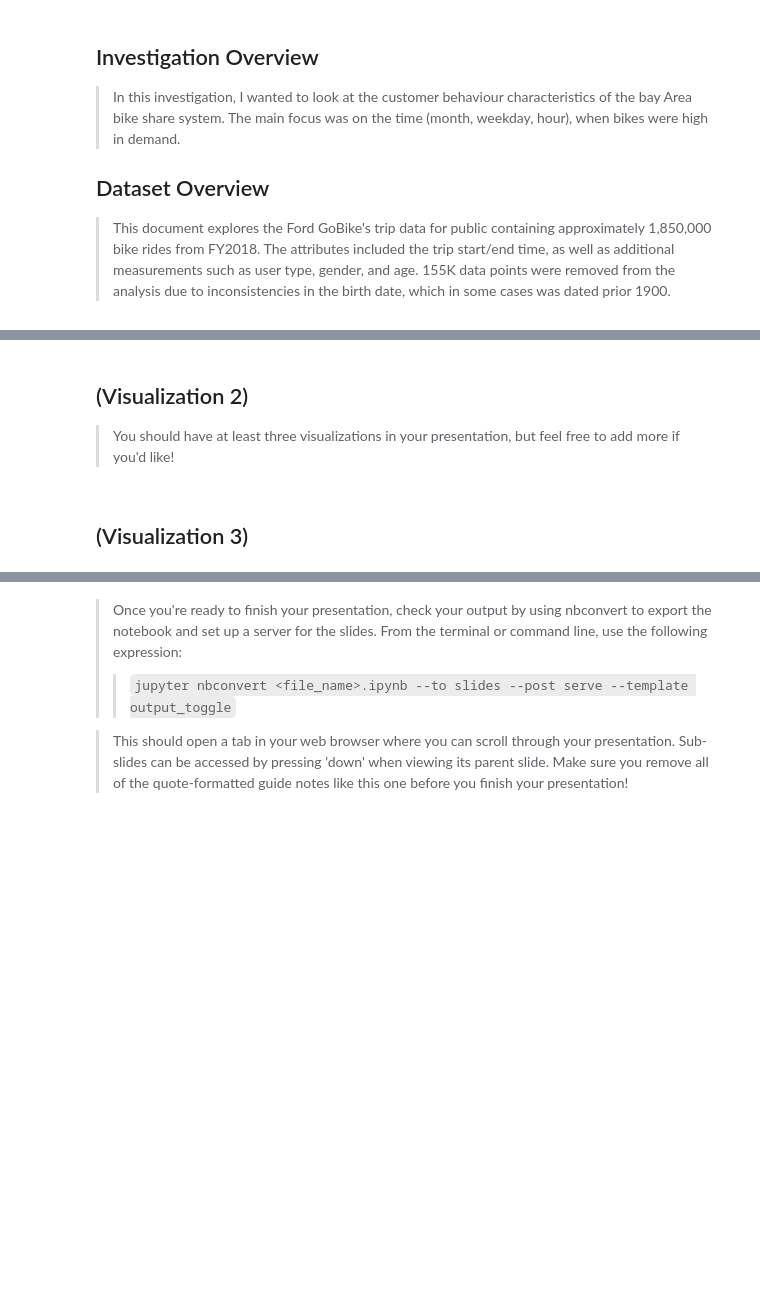
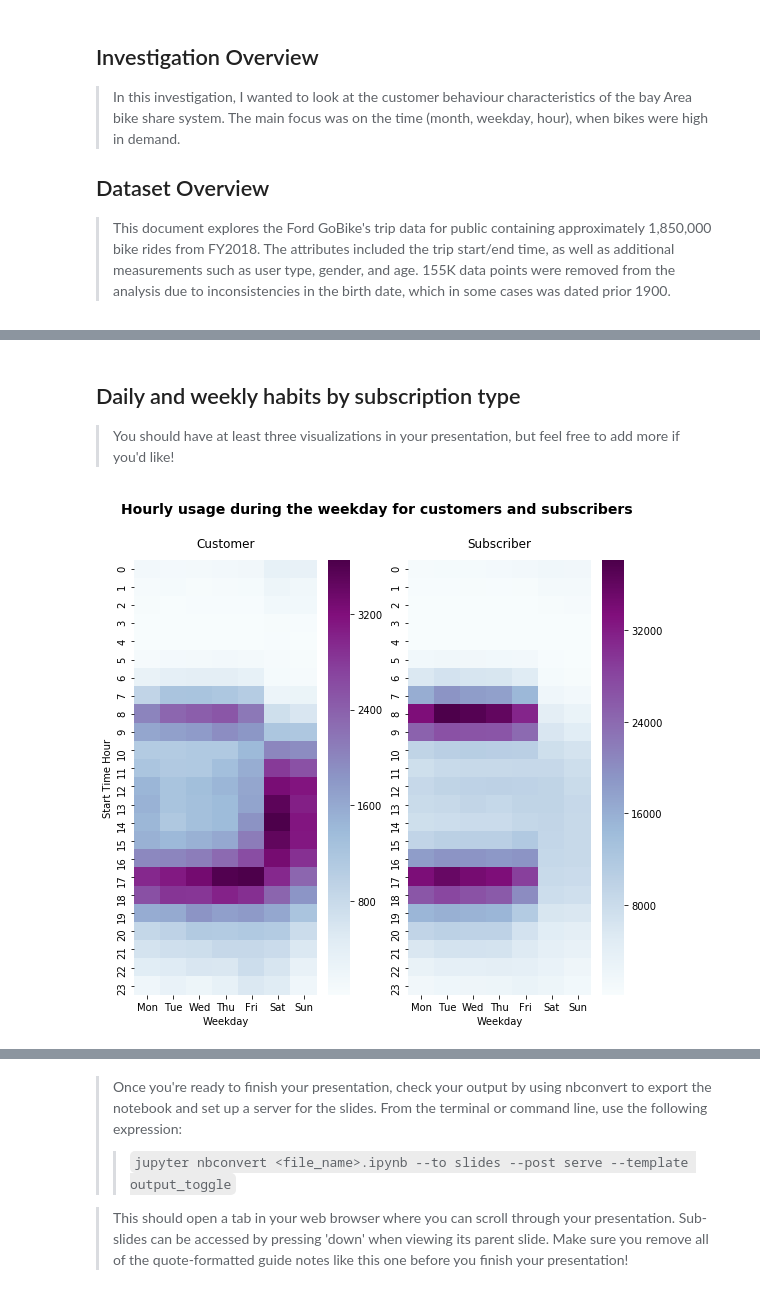
Before and after one commit to alexmathew95/DAND-Project_4, a Jupyter notebook: slide_deck.ipynb, the cells around one changed output, grey strips where cells are left out. Cells and saved outputs as stored; diff of their text form; code cells hidden in the pictures; blank space fills up the shorter version.

```diff
--- a/slide_deck.ipynb
+++ b/slide_deck.ipynb
@@ -37,7 +68,34 @@ the next cell, as a sub-slide type. Make sure your visualizations are polished!
 # %% [markdown]
-## (Visualization 2)
+## Daily and weekly habits by subscription type
 
 > You should have at least three visualizations in your presentation,
 but feel free to add more if you'd like!
-# %% [markdown]
-## (Visualization 3)
+# %%
+# Setting the weekday order
+df_clean['start_time_weekday'] = pd.Categorical(df_clean['start_time_weekday'],
+                                                categories=['Mon','Tue','Wed','Thu','Fri','Sat', 'Sun'],
+                                                ordered=True)
+plt.figure(figsize=(9,8))
+plt.suptitle('Hourly usage during the weekday for customers and subscribers', fontsize=14, fontweight='semibold')
+
+# heatmap for customers
+plt.subplot(1, 2, 1)
+df_customer = df_clean.query('user_type == "Customer"').groupby(["start_time_hour", "start_time_weekday"])["bike_id"].size().reset_index()
+df_customer = df_customer.pivot("start_time_hour", "start_time_weekday", "bike_id")
+sns.heatmap(df_customer, cmap="BuPu")
+
+plt.title("Customer", y=1.015)
+plt.xlabel('Weekday')
+plt.ylabel('Start Time Hour')
+
+# heatmap for subscribers
+plt.subplot(1, 2, 2)
+df_subscriber = df_clean.query('user_type == "Subscriber"').groupby(["start_time_hour", "start_time_weekday"])["bike_id"].size().reset_index()
+df_subscriber = df_subscriber.pivot("start_time_hour", "start_time_weekday", "bike_id")
+sns.heatmap(df_subscriber, cmap="BuPu")
+
+plt.title("Subscriber", y=1.015)
+plt.xlabel('Weekday')
+plt.ylabel('');
+# %% [output]
+[figure, added]
```
Also changed, not shown: parts of 7 cells of this notebook.
